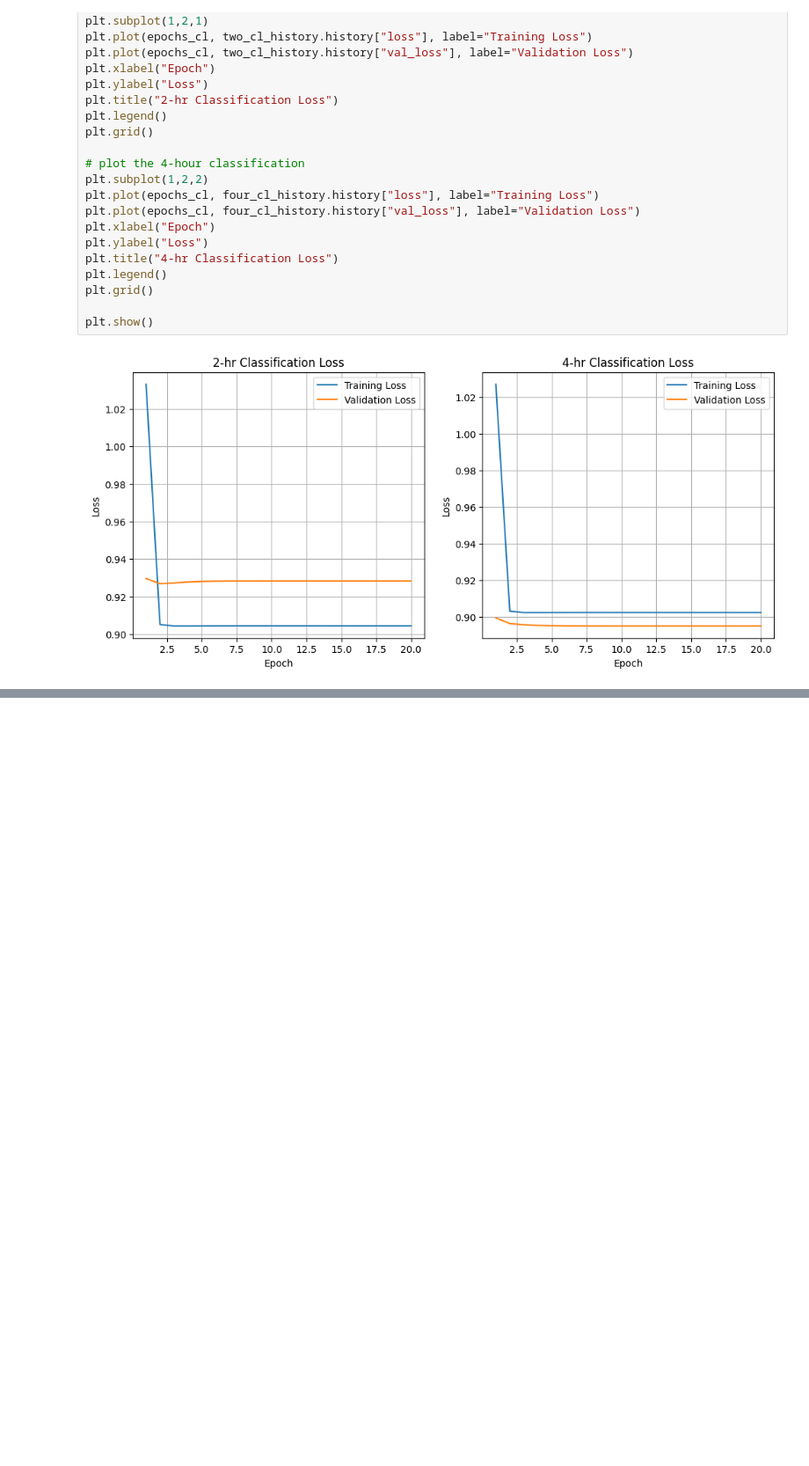
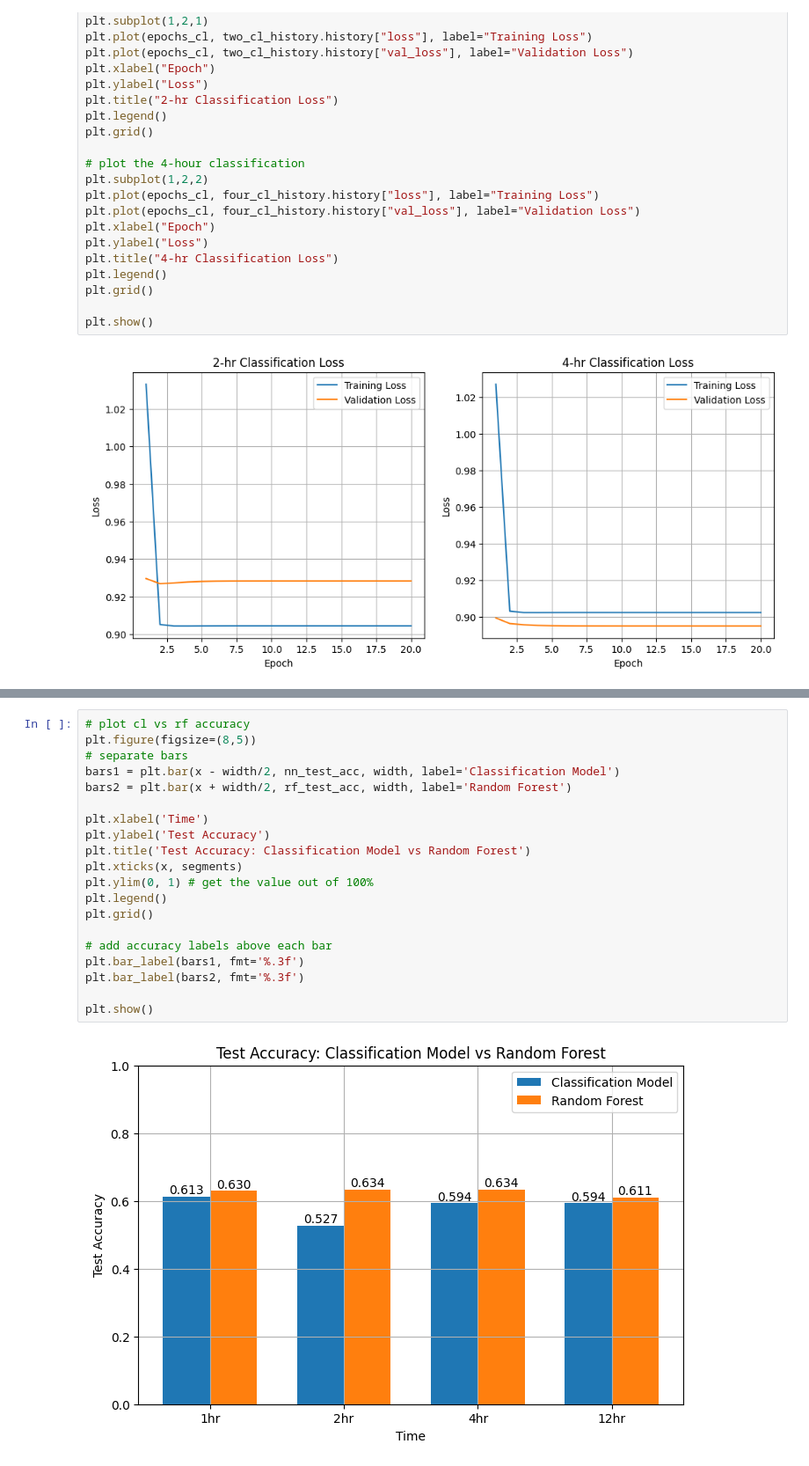
Before and after one commit to UC-Berkeley-I-School/207-Summer26-FinalProject-MLModel, a Jupyter notebook: Baseline_Model/SFO_Flights_1hr_12hr_Baseline_Justin.ipynb, the cells around one changed output, grey strips where cells are left out. Shown at 88% size. Saved outputs shown, nothing was run; the diff lists cells and outputs as text; blank space fills up the shorter version.

Commit message:
Add 2hr and 4hr regression/classification models, Random Forest classifiers for all four segments, and comparison plots

```diff
--- a/Baseline_Model/SFO_Flights_1hr_12hr_Baseline_Justin.ipynb
+++ b/Baseline_Model/SFO_Flights_1hr_12hr_Baseline_Justin.ipynb
@@ -874,0 +985,22 @@ plt.show()
+# %%
+# plot cl vs rf accuracy
+plt.figure(figsize=(8,5))
+# separate bars
+bars1 = plt.bar(x - width/2, nn_test_acc, width, label='Classification Model')
+bars2 = plt.bar(x + width/2, rf_test_acc, width, label='Random Forest')
+
+plt.xlabel('Time')
+plt.ylabel('Test Accuracy')
+plt.title('Test Accuracy: Classification Model vs Random Forest')
+plt.xticks(x, segments)
+plt.ylim(0, 1) # get the value out of 100%
+plt.legend()
+plt.grid()
+
+# add accuracy labels above each bar
+plt.bar_label(bars1, fmt='%.3f')
+plt.bar_label(bars2, fmt='%.3f')
+
+plt.show()
+# %% [output]
+[figure, added]
```
Also changed, not shown: parts of 12 cells of this notebook.
